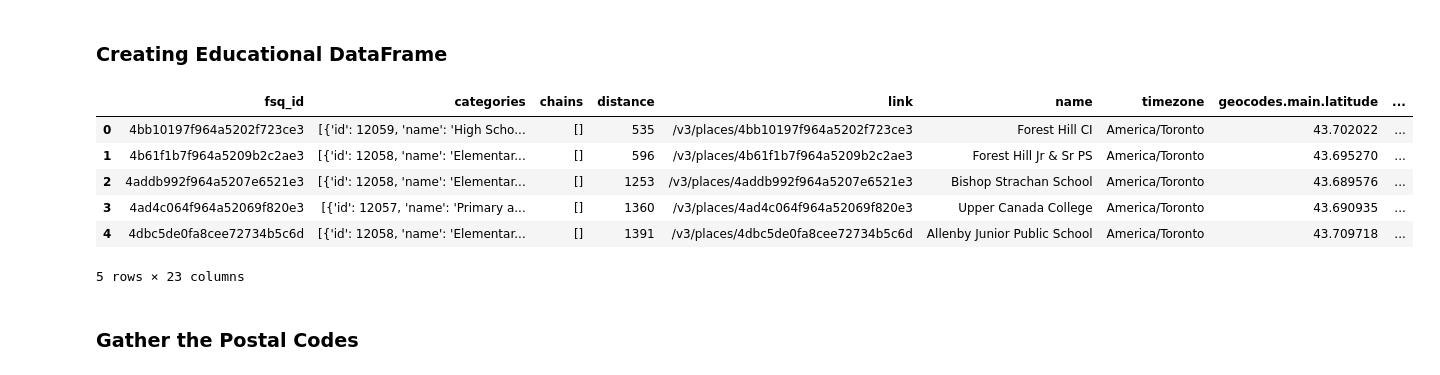
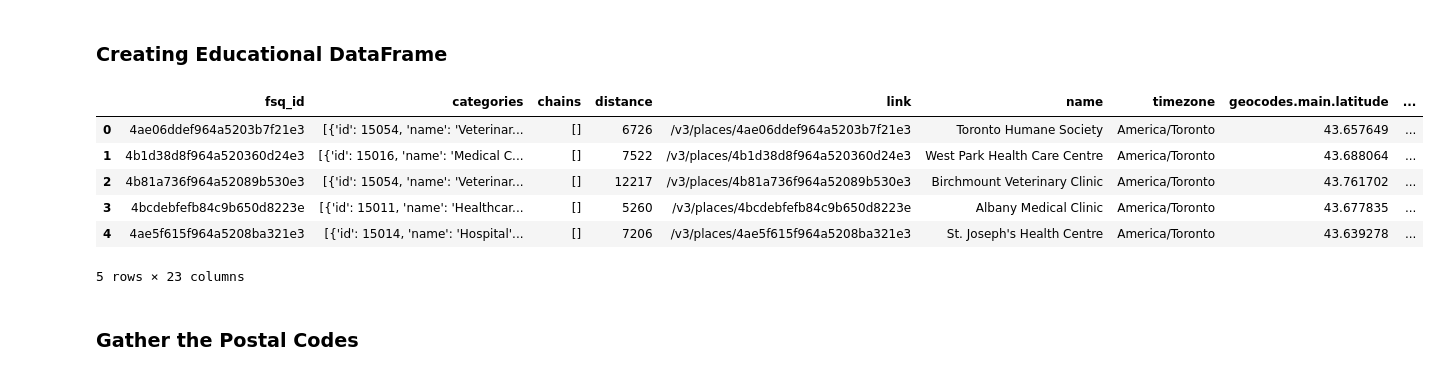
Before and after one commit to Sujeev-Uthayakumar/clustering-navigation, a Jupyter notebook: src/index.ipynb, the cells around one changed output. Drawn from its saved outputs; the diff is of its cells as text; code cells hidden in the pictures.

```diff
--- a/src/index.ipynb
+++ b/src/index.ipynb
@@ -116,19 +116,19 @@ police_venues.head()
 # %%
 latitude = 43.6532
 longitude = -79.3832
-educational = create_request(location=["Toronto","ON"], categories="12057", limit="50")
+educational = create_request(location=["Toronto","ON"], categories="15000", limit="50")
 
 # Generates data from the Foursquare API
 education_venues = json_normalize(educational['results'], max_level=3)
 pd.DataFrame(education_venues)
 education_venues.head()
 # %% [output]
 |  | fsq_id | categories | chains | distance | link | name | timezone | geocodes.main.latitude | ... |
-| 0 | 4bb10197f964a5202f723ce3 | [{'id': 12059, 'name': 'High Scho... | [] | 535 | /v3/places/4bb10197f964a5202f723ce3 | Forest Hill CI | America/Toronto | 43.702022 | ... |
-| 1 | 4b61f1b7f964a5209b2c2ae3 | [{'id': 12058, 'name': 'Elementar... | [] | 596 | /v3/places/4b61f1b7f964a5209b2c2ae3 | Forest Hill Jr & Sr PS | America/Toronto | 43.695270 | ... |
-| 2 | 4addb992f964a5207e6521e3 | [{'id': 12058, 'name': 'Elementar... | [] | 1253 | /v3/places/4addb992f964a5207e6521e3 | Bishop Strachan School | America/Toronto | 43.689576 | ... |
-| 3 | 4ad4c064f964a52069f820e3 | [{'id': 12057, 'name': 'Primary a... | [] | 1360 | /v3/places/4ad4c064f964a52069f820e3 | Upper Canada College | America/Toronto | 43.690935 | ... |
-| 4 | 4dbc5de0fa8cee72734b5c6d | [{'id': 12058, 'name': 'Elementar... | [] | 1391 | /v3/places/4dbc5de0fa8cee72734b5c6d | Allenby Junior Public School | America/Toronto | 43.709718 | ... |
+| 0 | 4ae06ddef964a5203b7f21e3 | [{'id': 15054, 'name': 'Veterinar... | [] | 6726 | /v3/places/4ae06ddef964a5203b7f21e3 | Toronto Humane Society | America/Toronto | 43.657649 | ... |
+| 1 | 4b1d38d8f964a520360d24e3 | [{'id': 15016, 'name': 'Medical C... | [] | 7522 | /v3/places/4b1d38d8f964a520360d24e3 | West Park Health Care Centre | America/Toronto | 43.688064 | ... |
+| 2 | 4b81a736f964a52089b530e3 | [{'id': 15054, 'name': 'Veterinar... | [] | 12217 | /v3/places/4b81a736f964a52089b530e3 | Birchmount Veterinary Clinic | America/Toronto | 43.761702 | ... |
+| 3 | 4bcdebfefb84c9b650d8223e | [{'id': 15011, 'name': 'Healthcar... | [] | 5260 | /v3/places/4bcdebfefb84c9b650d8223e | Albany Medical Clinic | America/Toronto | 43.677835 | ... |
+| 4 | 4ae5f615f964a5208ba321e3 | [{'id': 15014, 'name': 'Hospital'... | [] | 7206 | /v3/places/4ae5f615f964a5208ba321e3 | St. Joseph's Health Centre | America/Toronto | 43.639278 | ... |
 5 rows × 23 columns
 # %% [markdown]
 <h3><b>Gather the Postal Codes</b></h3>
```
Also changed, not shown: parts of 7 cells of this notebook, 2 other files.
